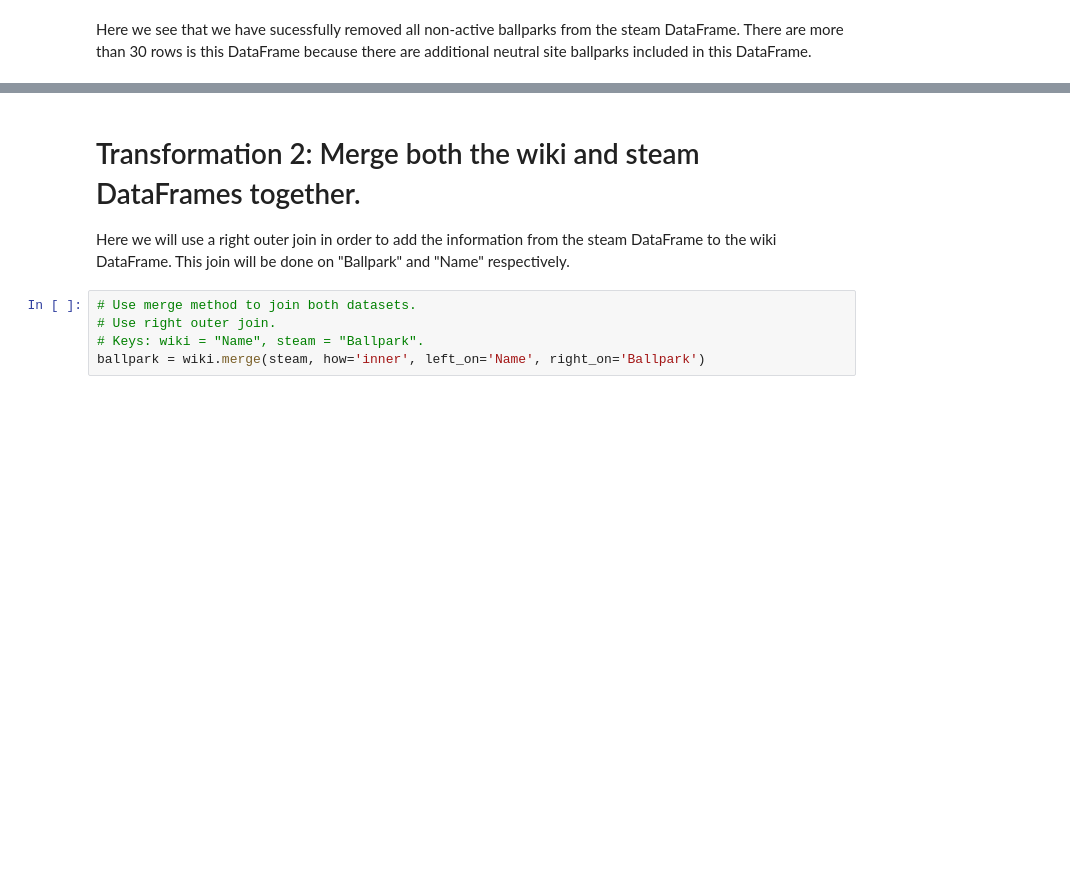
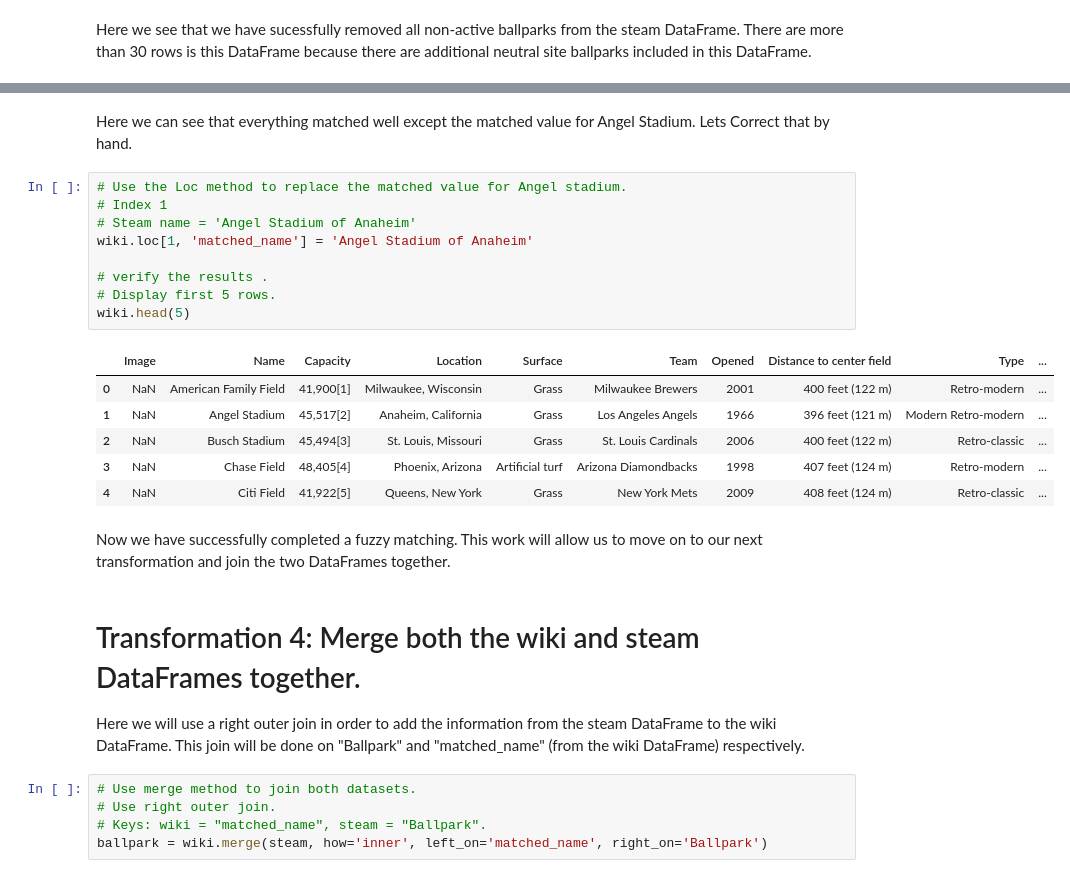
Before and after one commit to Matt-Heinen/DSC-540, a Jupyter notebook: Term Project/Heinen_DSC540_Milestone_3.ipynb, the cells around one changed output, grey strips where cells are left out. Cells and saved outputs as stored; diff of their text form; blank space fills up the shorter version.

```diff
--- a/Term Project/Heinen_DSC540_Milestone_3.ipynb
+++ b/Term Project/Heinen_DSC540_Milestone_3.ipynb
@@ -197,10 +242,30 @@ Here we see that we have sucessfully removed all non-active ballparks from the s
+# %% [markdown]
+Here we can see that everything matched well except the matched value for Angel Stadium. Lets Correct that by hand.
+# %%
+# Use the Loc method to replace the matched value for Angel stadium.
+# Index 1
+# Steam name = 'Angel Stadium of Anaheim'
+wiki.loc[1, 'matched_name'] = 'Angel Stadium of Anaheim'
+
+# verify the results .
+# Display first 5 rows.
+wiki.head(5)
+# %% [output]
+|  | Image | Name | Capacity | Location | Surface | Team | Opened | Distance to center field | Type | ... |
+| 0 | NaN | American Family Field | 41,900[1] | Milwaukee, Wisconsin | Grass | Milwaukee Brewers | 2001 | 400 feet (122 m) | Retro-modern | ... |
+| 1 | NaN | Angel Stadium | 45,517[2] | Anaheim, California | Grass | Los Angeles Angels | 1966 | 396 feet (121 m) | Modern Retro-modern | ... |
+| 2 | NaN | Busch Stadium | 45,494[3] | St. Louis, Missouri | Grass | St. Louis Cardinals | 2006 | 400 feet (122 m) | Retro-classic | ... |
+| 3 | NaN | Chase Field | 48,405[4] | Phoenix, Arizona | Artificial turf | Arizona Diamondbacks | 1998 | 407 feet (124 m) | Retro-modern | ... |
+| 4 | NaN | Citi Field | 41,922[5] | Queens, New York | Grass | New York Mets | 2009 | 408 feet (124 m) | Retro-classic | ... |
+# %% [markdown]
+Now we have successfully completed a fuzzy matching. This work will allow us to move on to our next transformation and join the two DataFrames together.
 # %% [markdown]
-# Transformation 2: Merge both the wiki and steam DataFrames together.
+# Transformation 4: Merge both the wiki and steam DataFrames together.
 
-Here we will use a right outer join in order to add the information from the steam DataFrame to the wiki DataFrame. This join will be done on "Ballpark" and "Name" respectively.
+Here we will use a right outer join in order to add the information from the steam DataFrame to the wiki DataFrame. This join will be done on "Ballpark" and "matched_name" (from the wiki DataFrame) respectively.
 # %%
 # Use merge method to join both datasets.
 # Use right outer join.
-# Keys: wiki = "Name", steam = "Ballpark".
-ballpark = wiki.merge(steam, how='inner', left_on='Name', right_on='Ballpark')
+# Keys: wiki = "matched_name", steam = "Ballpark".
+ballpark = wiki.merge(steam, how='inner', left_on='matched_name', right_on='Ballpark')
 # %%
```
Also changed, not shown: parts of 7 cells of this notebook, 1 other file.
